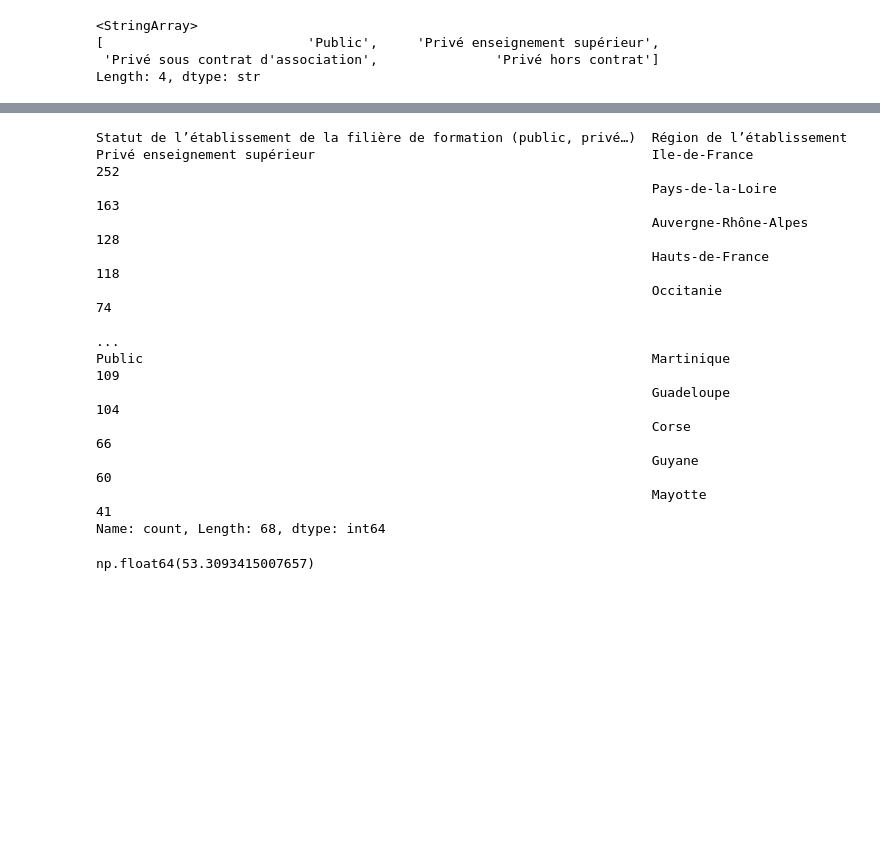
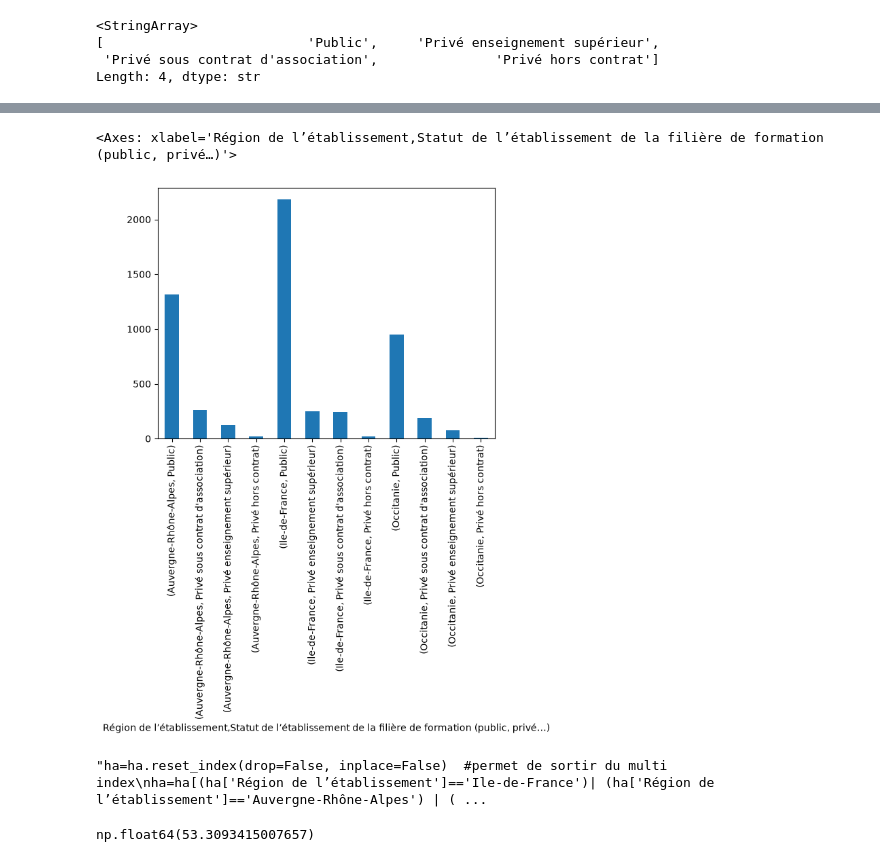
Before and after one commit to BenGrlt/PandasTP, a Jupyter notebook: TP_pandas.ipynb, the cells around one changed output, grey strips where cells are left out. Cells and saved outputs as stored; diff of their text form; code cells hidden in the pictures; blank space fills up the shorter version.

```diff
--- a/TP_pandas.ipynb
+++ b/TP_pandas.ipynb
@@ -48,19 +48,17 @@ A.plot(kind='pie',title='poroportion d_établissements par secteur')
 # %%
-df.groupby(['Statut de l’établissement de la filière de formation (public, privé…)'])['Région de l’établissement'].value_counts()
+tab=df[(df['Région de l’établissement']=='Ile-de-France')| (df['Région de l’établissement']=='Auvergne-Rhône-Alpes') | (df['Région de l’établissement']=='Occitanie')]
+tab=tab.groupby(['Région de l’établissement'])['Statut de l’établissement de la filière de formation (public, privé…)'].value_counts()
+tab.plot(kind='bar')
 # %% [output]
-Statut de l’établissement de la filière de formation (public, privé…)  Région de l’établissement
-Privé enseignement supérieur                                           Ile-de-France                252
-                                                                       Pays-de-la-Loire             163
-                                                                       Auvergne-Rhône-Alpes         128
-                                                                       Hauts-de-France              118
-                                                                       Occitanie                     74
-                                                                                                   ...
-Public                                                                 Martinique                   109
-                                                                       Guadeloupe                   104
-                                                                       Corse                         66
-                                                                       Guyane                        60
-                                                                       Mayotte                       41
-Name: count, Length: 68, dtype: int64
+<Axes: xlabel='Région de l’établissement,Statut de l’établissement de la filière de formation (public, privé…)'>
+[figure, added]
+# %%
+"""ha=df.groupby(['Région de l’établissement'])['Statut de l’établissement de la filière de formation (public, privé…)'].value_counts()
+ha=ha.reset_index(drop=False, inplace=False)  #permet de sortir du multi index
+ha=ha[(ha['Région de l’établissement']=='Ile-de-France')| (ha['Région de l’établissement']=='Auvergne-Rhône-Alpes') | (ha['Région de l’établissement']=='Occitanie')]
+ha.plot(kind='bar')"""
+# %% [output]
+"ha=ha.reset_index(drop=False, inplace=False)  #permet de sortir du multi index\nha=ha[(ha['Région de l’établissement']=='Ile-de-France')| (ha['Région de l’établissement']=='Auvergne-Rhône-Alpes') | ( ...
 # %%
 tab=df[df['Statut de l’établissement de la filière de formation (public, privé…)']=='Public']  #Etablissements publics
 # %% [output]
```
Also changed, not shown: parts of 4 cells of this notebook.
